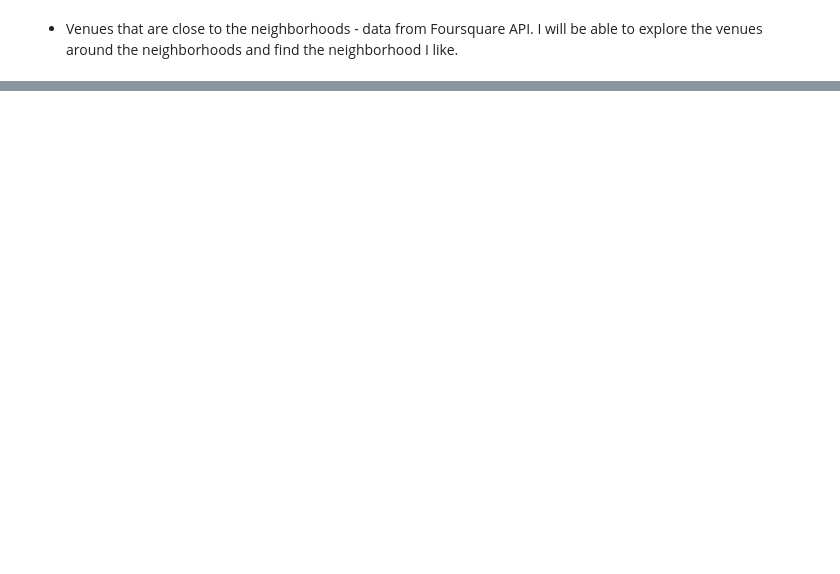
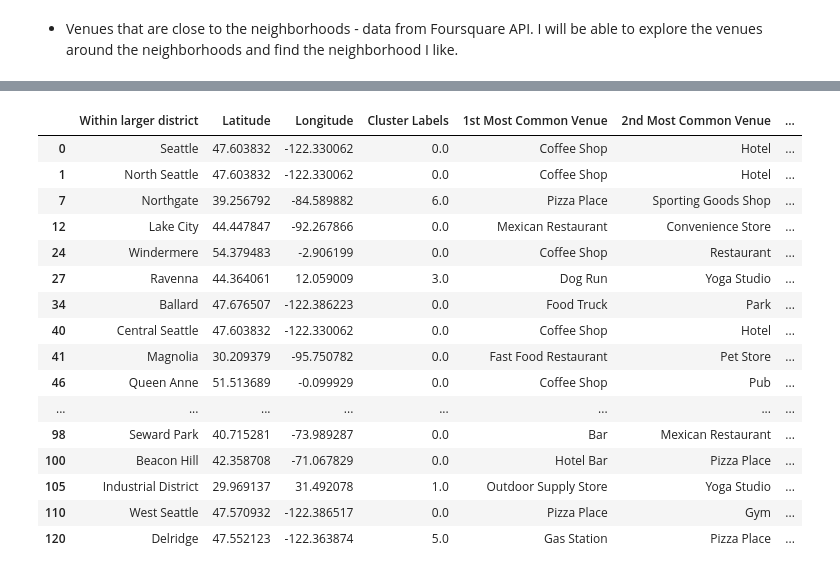
Before and after one commit to mmymemory/IBM-Data-Scientist-Certificate-Project, a Jupyter notebook: Capstone Project - The Battle of Neighborhoods.ipynb, the cells around one changed output, grey strips where cells are left out. Saved outputs shown, nothing was run; the diff lists cells and outputs as text; code cells hidden in the pictures; blank space fills up the shorter version.

Commit message:
Published from Watson Studio.

```diff
--- a/Capstone Project - The Battle of Neighborhoods.ipynb
+++ b/Capstone Project - The Battle of Neighborhoods.ipynb
@@ -22,0 +422,21 @@ Based on the definition of our problem, factors that may impact our decision are
+# %%
+num_top_venues = 5
+
+indicators = ['st', 'nd', 'rd']
+
+# create columns according to number of top venues
+columns = ['Within larger district']
+for ind in np.arange(num_top_venues):
+    try:
+        columns.append('{}{} Most Common Venue'.format(ind+1, indicators[ind]))
+    except:
+        columns.append('{}th Most Common Venue'.format(ind+1))
+
+# create a new dataframe
+neighborhoods_venues_sorted = pd.DataFrame(columns=columns)
+neighborhoods_venues_sorted['Within larger district'] = seattle_grouped['Within larger district']
+
+for ind in np.arange(seattle_grouped.shape[0]):
+    neighborhoods_venues_sorted.iloc[ind, 1:] = return_most_common_venues(seattle_grouped.iloc[ind, :], num_top_venues)
+
+neighborhoods_venues_sorted
@@ -22,0 +486,11 @@ Based on the definition of our problem, factors that may impact our decision are
+# %%
+# set number of clusters
+kclusters = 10
+
+seattle_grouped_clustering = seattle_grouped.drop('Within larger district', 1)
+
+# run k-means clustering
+kmeans = KMeans(n_clusters=kclusters, random_state=0).fit(seattle_grouped_clustering)
+
+# check cluster labels generated for each row in the dataframe
+kmeans.labels_[0:10]
@@ -22,0 +499,9 @@ Based on the definition of our problem, factors that may impact our decision are
+# %%
+# add clustering labels
+neighborhoods_venues_sorted.insert(0, 'Cluster Labels', kmeans.labels_)
+seattle_merged = df
+
+# merge toronto_grouped with toronto_data to add latitude/longitude for each neighborhood
+seattle_merged = seattle_merged.join(neighborhoods_venues_sorted.set_index('Within larger district'), on='Within larger district')
+
+seattle_merged
@@ -22,0 +526,22 @@ Based on the definition of our problem, factors that may impact our decision are
+# %%
+seattle_merged_new = seattle_merged.dropna()
+# %%
+seattle_merged_new
+# %% [output]
+|  | Within larger district | Latitude | Longitude | Cluster Labels | 1st Most Common Venue | 2nd Most Common Venue | ... |
+| 0 | Seattle | 47.603832 | -122.330062 | 0.0 | Coffee Shop | Hotel | ... |
+| 1 | North Seattle | 47.603832 | -122.330062 | 0.0 | Coffee Shop | Hotel | ... |
+| 7 | Northgate | 39.256792 | -84.589882 | 6.0 | Pizza Place | Sporting Goods Shop | ... |
+| 12 | Lake City | 44.447847 | -92.267866 | 0.0 | Mexican Restaurant | Convenience Store | ... |
+| 24 | Windermere | 54.379483 | -2.906199 | 0.0 | Coffee Shop | Restaurant | ... |
+| 27 | Ravenna | 44.364061 | 12.059009 | 3.0 | Dog Run | Yoga Studio | ... |
+| 34 | Ballard | 47.676507 | -122.386223 | 0.0 | Food Truck | Park | ... |
+| 40 | Central Seattle | 47.603832 | -122.330062 | 0.0 | Coffee Shop | Hotel | ... |
+| 41 | Magnolia | 30.209379 | -95.750782 | 0.0 | Fast Food Restaurant | Pet Store | ... |
+| 46 | Queen Anne | 51.513689 | -0.099929 | 0.0 | Coffee Shop | Pub | ... |
+| ... | ... | ... | ... | ... | ... | ... | ... |
+| 98 | Seward Park | 40.715281 | -73.989287 | 0.0 | Bar | Mexican Restaurant | ... |
+| 100 | Beacon Hill | 42.358708 | -71.067829 | 0.0 | Hotel Bar | Pizza Place | ... |
+| 105 | Industrial District | 29.969137 | 31.492078 | 1.0 | Outdoor Supply Store | Yoga Studio | ... |
+| 110 | West Seattle | 47.570932 | -122.386517 | 0.0 | Pizza Place | Gym | ... |
+| 120 | Delridge | 47.552123 | -122.363874 | 5.0 | Gas Station | Pizza Place | ... |
```
Also changed, not shown: parts of 64 cells of this notebook.
